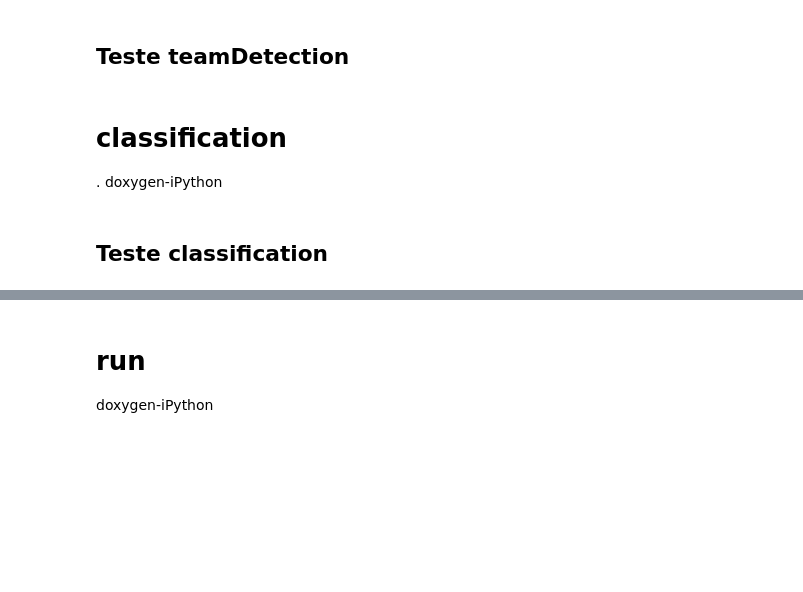
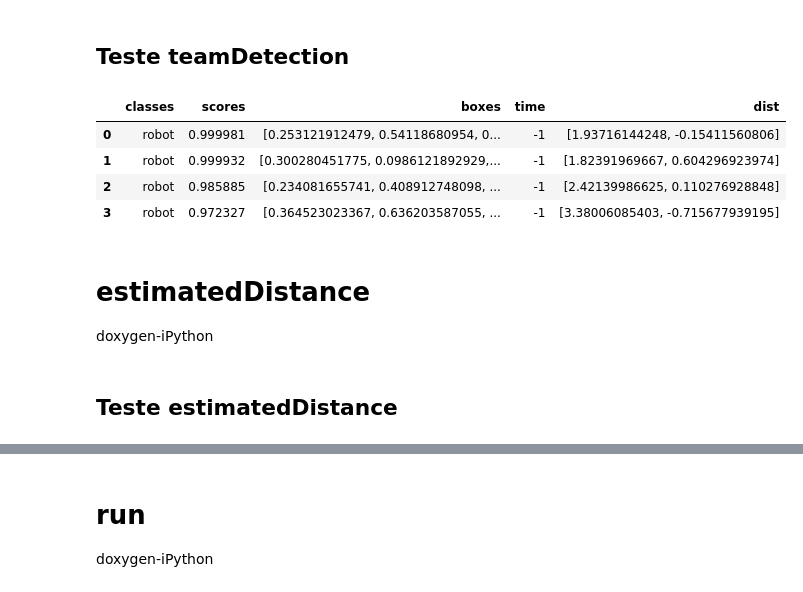
Before and after one commit to RoboFEI/RoboFEI-HT_2019, a Jupyter notebook: AI/Vision/Workbench/iPython/Robots.ipynb, the cells around one changed output, grey strips where cells are left out. Drawn from its saved outputs; the diff is of its cells as text; code cells hidden in the pictures; blank space fills up the shorter version.

```diff
--- a/AI/Vision/Workbench/iPython/Robots.ipynb
+++ b/AI/Vision/Workbench/iPython/Robots.ipynb
@@ -121,3 +137,16 @@ __menu = 'show' #self-iPython __menu
+# %%
+#eself-iPython finalize
+#edes-iPython def finalize(self):
+def finalize( ):
+    '''Closes the process and saves changes.'''
+    #self-iPython __teams
+    #des-iPython self._finalize()
+    if self._args.robots == True:
+        cv2.destroyAllWindows()
+
+    for team in __teams:
+        team._end()
+    self._end() #self-iPython finalize
 # %% [markdown]
 # Constructor Class
 doxygen-iPython
@@ -182,7 +221,7 @@ doxygen-iPython
 #eself-iPython __teamDetection
 #edes-iPython def __teamDetection(self, data):
 def __teamDetection(data):
-    global __menu #debug-ipython
+    global __menu #debug-iPython
     '''Detects which team belongs to the robot.
     @param data Data that will be analyzed for the detection of teams.
     @return Returns a DataFrame with the teams.'''
@@ -200,7 +239,7 @@ def __teamDetection(data):
                         data["frame"][xmin:xmax, ymin:ymax, :]
                     )
                     if cv2.waitKey(1) == ord('q'):
-                        cv2.destroyAllWindows()
+#                         cv2.destroyWindow(__teams[j].color + ' Segmentation')
                         break
                 __teams[j].show = False
             else:
@@ -212,7 +251,7 @@ def __teamDetection(data):
 #             print "area:", area #debug-iPython
             if area >= __parameters["percentage_time_color"] and maxcolor < area:
                 maxcolor = area
-                time = j + 1
+                time = j*2 - 1
 #         print "Robo pertence ao time", time #debug-iPython
         time_robot.append(time)
 #     print "Times robos:", time_robot #debug-iPython
@@ -224,11 +263,16 @@ def __teamDetection(data):
 # %% [markdown]
 ## Teste teamDetection
 # %%
-__teamDetection(observation)["objects"]
-for team in __teams:
-    team._end()
+__teamDetection(observation)
+finalize()
+observation["objects"]
 #end-iPython
+# %% [output]
+|  | classes | scores | boxes | time | dist |
+| 0 | robot | 0.999981 | [0.253121912479, 0.54118680954, 0... | -1 | [1.93716144248, -0.15411560806] |
+| 1 | robot | 0.999932 | [0.300280451775, 0.0986121892929,... | -1 | [1.82391969667, 0.604296923974] |
+| 2 | robot | 0.985885 | [0.234081655741, 0.408912748098, ... | -1 | [2.42139986625, 0.110276928848] |
+| 3 | robot | 0.972327 | [0.364523023367, 0.636203587055, ... | -1 | [3.38006085403, -0.715677939195] |
 # %% [markdown]
-# classification
-.
+# estimatedDistance
 doxygen-iPython
@@ -274,4 +306,4 @@ observation['objects']
 # %%
 #ini-iPython
 # %% [markdown]
-## Teste classification
+## Teste estimatedDistance
```
Also changed, not shown: parts of 30 cells of this notebook, 22 other files.
